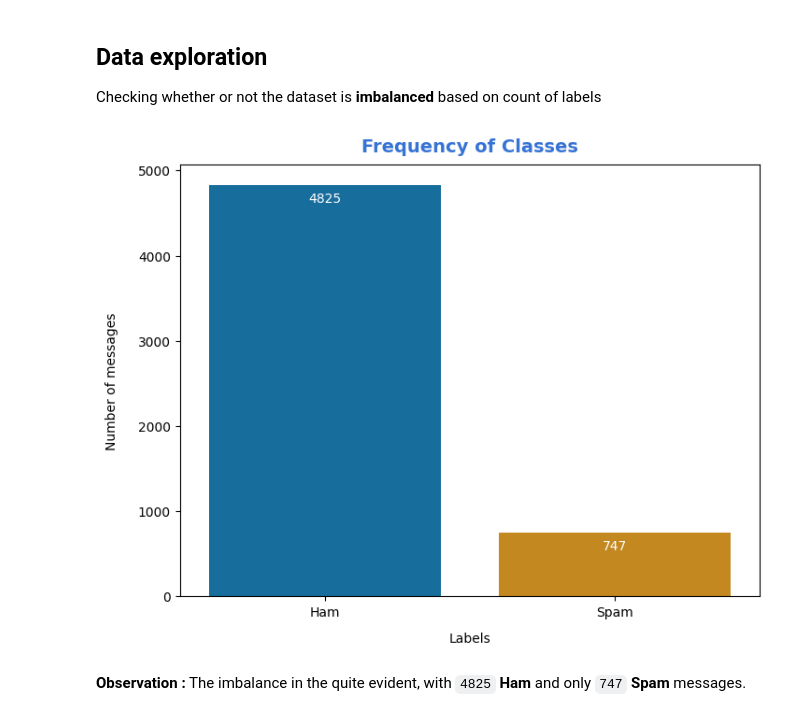
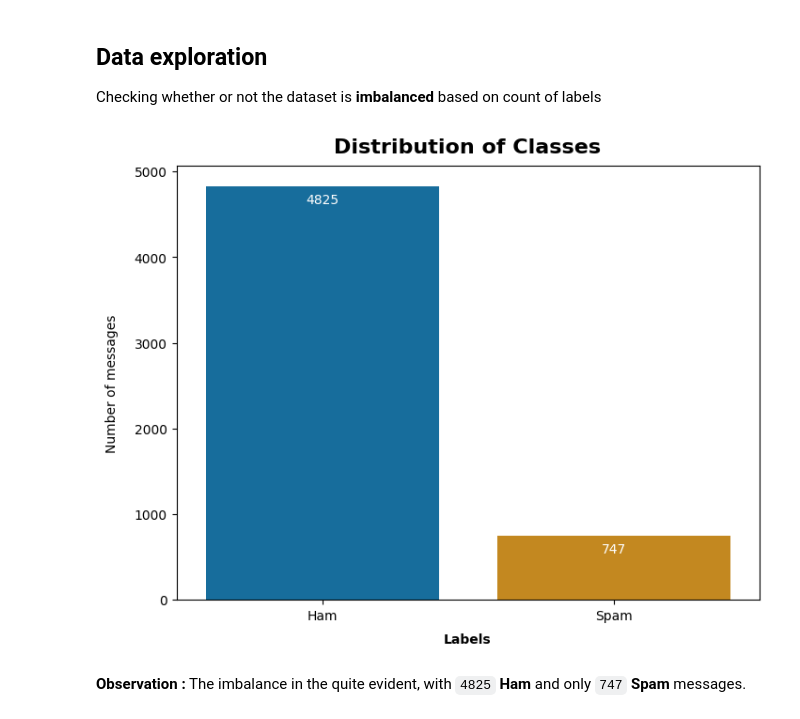
Before and after one commit to nirmit27/ds-and-ml, a Jupyter notebook: ML/Notebooks/sms-spam-classifier.ipynb, the cells around one changed output. Drawn from its saved outputs; the diff is of its cells as text; code cells hidden in the pictures.

```diff
--- a/ML/Notebooks/sms-spam-classifier.ipynb
+++ b/ML/Notebooks/sms-spam-classifier.ipynb
@@ -120,20 +107,20 @@ Checking whether or not the dataset is **imbalanced** based on count of labels
 # %%
 plt.style.use(plt.style.available[12])
 
 fig = plt.figure(figsize=(8, 6))
 fig = sns.countplot(x=df['label'], palette=sns.color_palette('colorblind'))
 
-fig.set_title("Frequency of Classes", fontdict={'color':'#3773d4', 'fontsize':14, 'fontweight':'bold'}, pad=10)
+fig.set_title("Distribution of Classes", fontdict={'fontsize':16, 'fontweight':'bold'}, pad=10)
 for container in fig.containers:
     fig.bar_label(container, label_type='edge', color='#fff', padding=-15)
 
-fig.set_ylabel("Number of messages", labelpad=15, fontsize=10)
-fig.set_xlabel("Labels", labelpad=10, fontsize=10)
+fig.set_ylabel("Number of messages", labelpad=12, fontsize=10)
+fig.set_xlabel("Labels", labelpad=8, fontsize=10, fontweight='bold')
 fig.set_xticks([0, 1], ["Ham", "Spam"])
 
 plt.show()
 # %% [output]
-[figure, old version]
+[figure, new version]
 # %% [markdown]
 **Observation :** The imbalance in the quite evident, with `4825` **Ham** and only `747` **Spam** messages.
 # %% [markdown]
```
Also changed, not shown: parts of 10 cells of this notebook.
